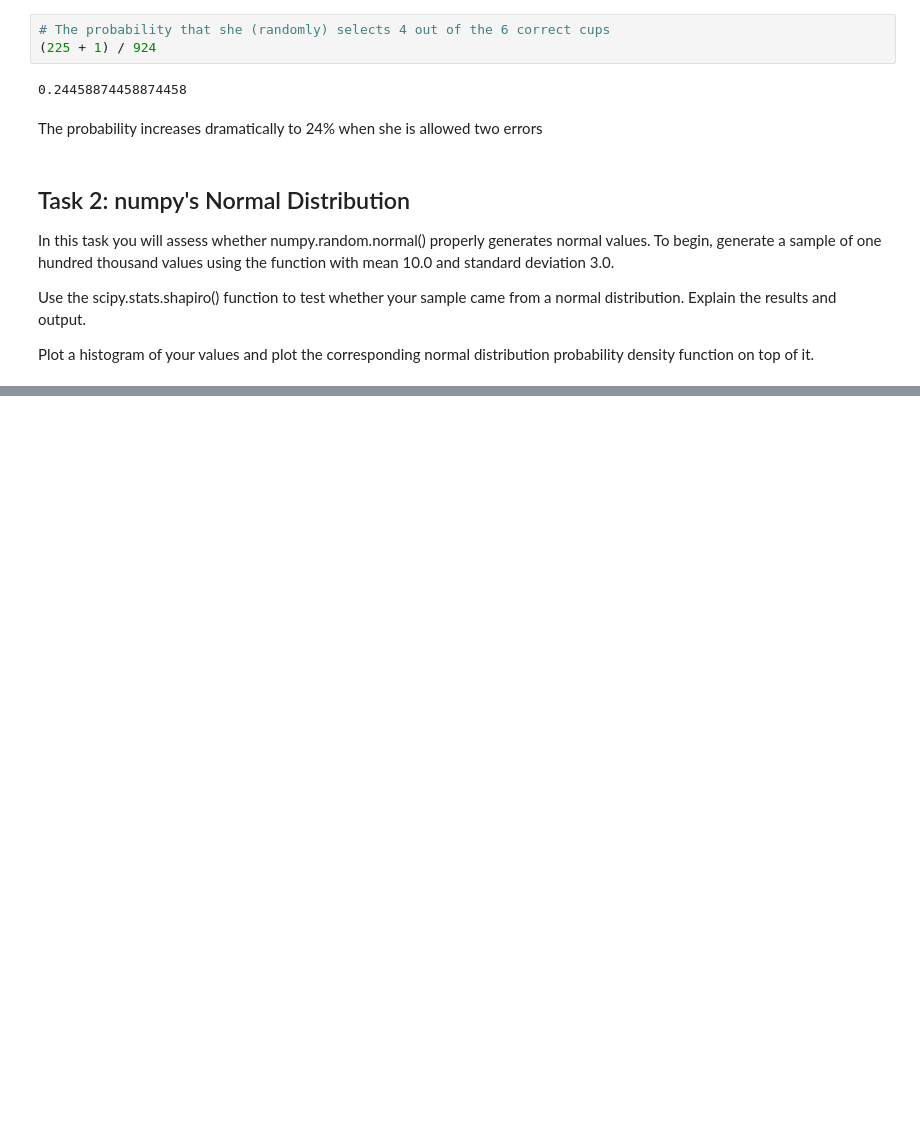
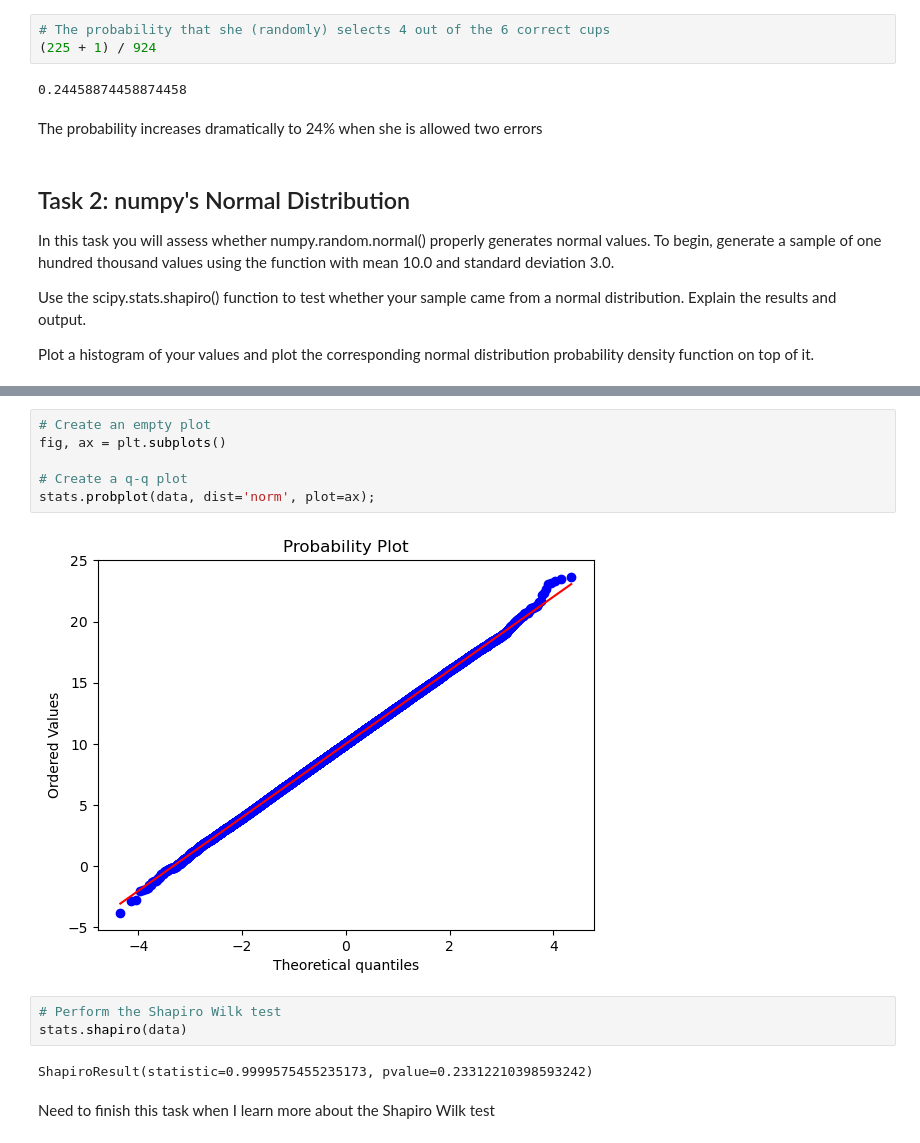
Before and after one commit to joannefeeney/applied_statistics, a Jupyter notebook: tasks.ipynb, the cells around one changed output, grey strips where cells are left out. Saved outputs shown, nothing was run; the diff lists cells and outputs as text; blank space fills up the shorter version.

Commit message:
Starting task 02

```diff
--- a/tasks.ipynb
+++ b/tasks.ipynb
@@ -282,0 +304,15 @@ Plot a histogram of your values and plot the corresponding normal distribution p
+# %%
+# Create an empty plot
+fig, ax = plt.subplots()
+
+# Create a q-q plot
+stats.probplot(data, dist='norm', plot=ax);
+# %% [output]
+[figure, added]
+# %%
+# Perform the Shapiro Wilk test
+stats.shapiro(data)
+# %% [output]
+ShapiroResult(statistic=0.9999575455235173, pvalue=0.23312210398593242)
+# %% [markdown]
+Need to finish this task when I learn more about the Shapiro Wilk test
```
Also changed, not shown: parts of 15 cells of this notebook.
